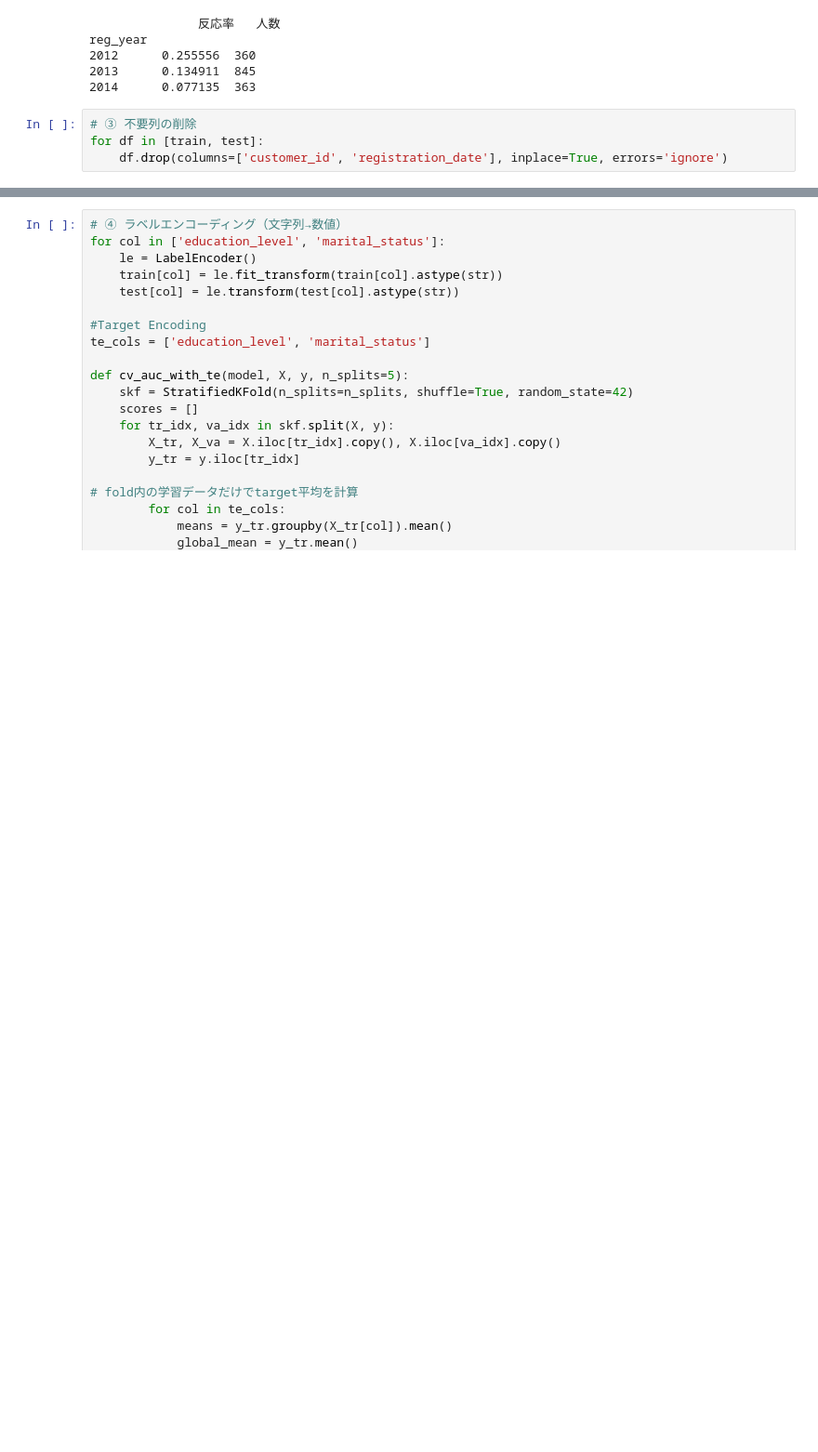
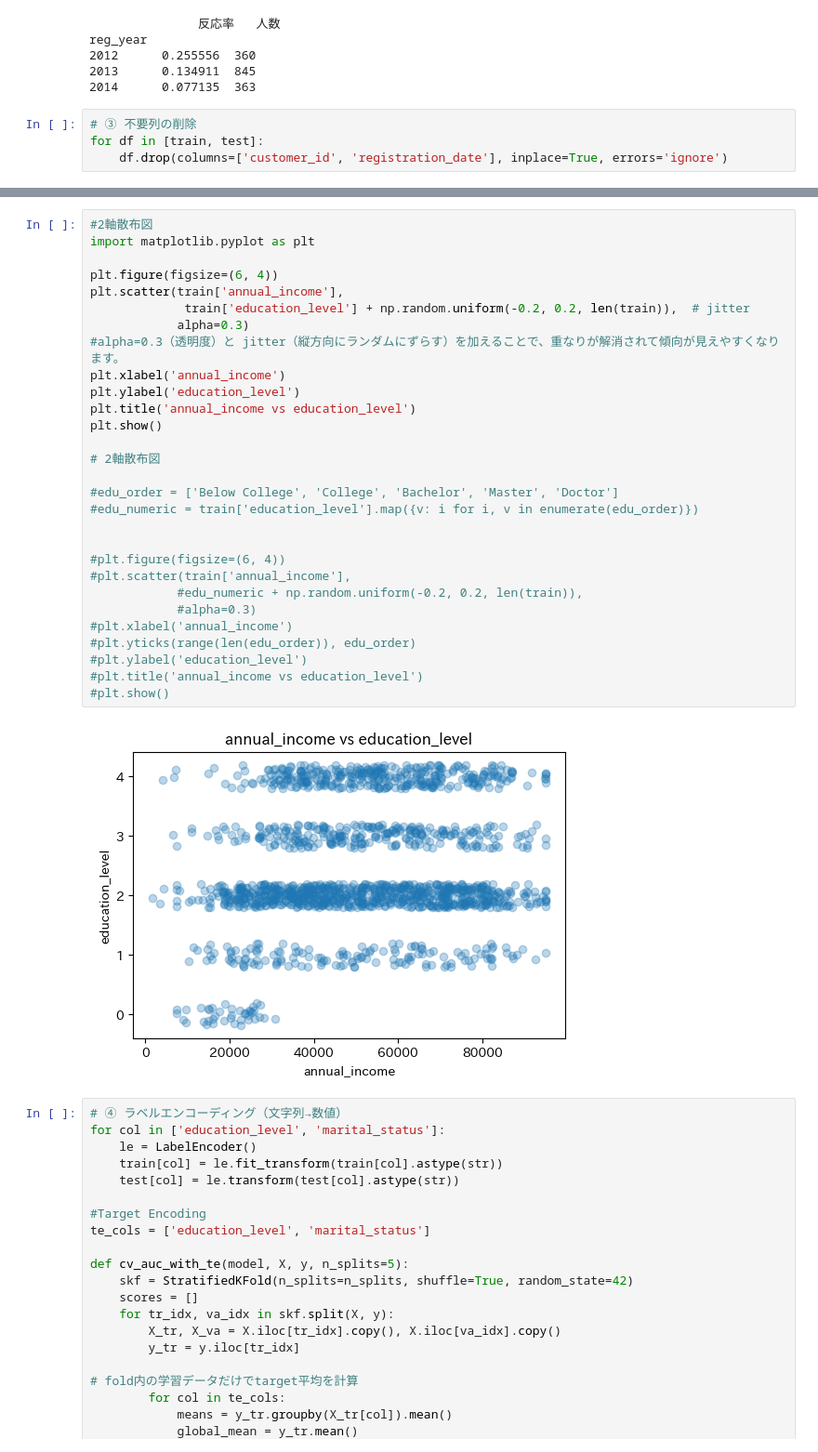
Before and after one commit to atsuro0415/GCI, a Jupyter notebook: 260620_コンペ2_try16.ipynb, the cells around one changed output, grey strips where cells are left out. Shown at 93% size. Saved outputs shown, nothing was run; the diff lists cells and outputs as text; blank space fills up the shorter version.

```diff
--- a/260620_コンペ2_try16.ipynb
+++ b/260620_コンペ2_try16.ipynb
@@ -220,3 +247,34 @@ for df in [train, test]:
+# %%
+#2軸散布図
+import matplotlib.pyplot as plt
+
+plt.figure(figsize=(6, 4))
+plt.scatter(train['annual_income'],
+             train['education_level'] + np.random.uniform(-0.2, 0.2, len(train)),  # jitter
+            alpha=0.3)
+#alpha=0.3（透明度）と jitter（縦方向にランダムにずらす）を加えることで、重なりが解消されて傾向が見えやすくなります。
+plt.xlabel('annual_income')
+plt.ylabel('education_level')
+plt.title('annual_income vs education_level')
+plt.show()
+
+# 2軸散布図
+
+#edu_order = ['Below College', 'College', 'Bachelor', 'Master', 'Doctor']
+#edu_numeric = train['education_level'].map({v: i for i, v in enumerate(edu_order)})
+
+
+#plt.figure(figsize=(6, 4))
+#plt.scatter(train['annual_income'],
+            #edu_numeric + np.random.uniform(-0.2, 0.2, len(train)),
+            #alpha=0.3)
+#plt.xlabel('annual_income')
+#plt.yticks(range(len(edu_order)), edu_order)
+#plt.ylabel('education_level')
+#plt.title('annual_income vs education_level')
+#plt.show()
+# %% [output]
+[figure, added]
 # %%
 # ④ ラベルエンコーディング（文字列→数値）
 for col in ['education_level', 'marital_status']:
```
Also changed, not shown: parts of 25 cells of this notebook.
